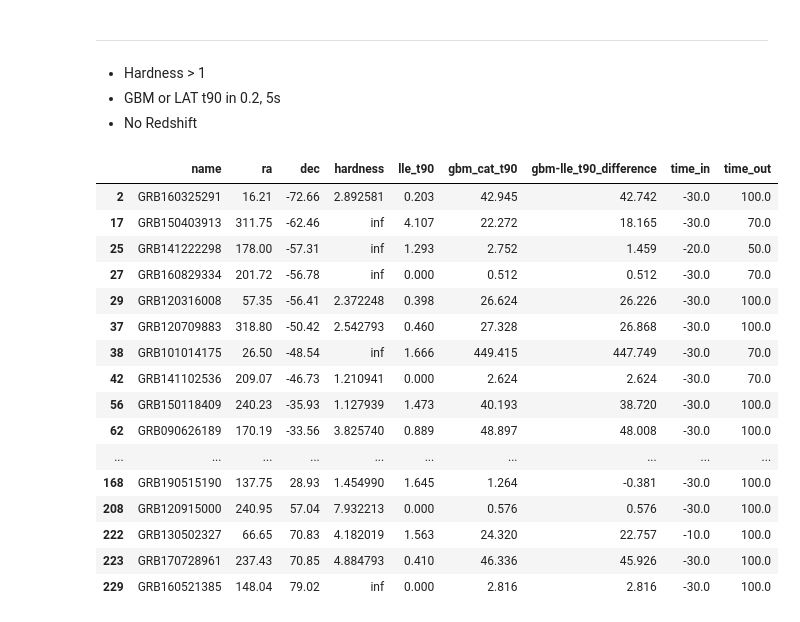
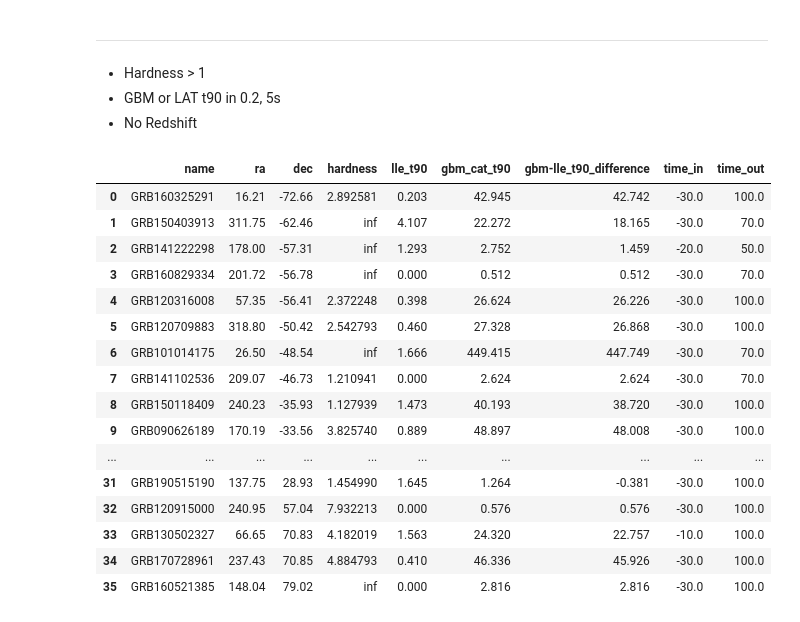
Before and after one commit to xboluna/Research, a Jupyter notebook: BHRad/GBM_Catalog_Searching/Exploring_possible_candidates.ipynb, the cells around one changed output. Cells and saved outputs as stored; diff of their text form; code cells hidden in the pictures.

```diff
--- a/BHRad/GBM_Catalog_Searching/Exploring_possible_candidates.ipynb
+++ b/BHRad/GBM_Catalog_Searching/Exploring_possible_candidates.ipynb
@@ -508,26 +508,27 @@ Do we see an afterglow signal appear in the same location as a previous SGRB?
 - No Redshift
 # %%
 #select = all_candidates.query('hardness > 1').query('(gbm_cat_t90 > 0.2 and gbm_cat_t90 < 5) or (lle_t90 > 0.2 and lle_t90 < 5)')
+select = pd.read_csv('H>1_T90[0.2-5]_RS=0.csv')
 cols = ['name', 'ra', 'dec', 'hardness', 'lle_t90', 'gbm_cat_t90', 'gbm-lle_t90_difference', 'time_in', 'time_out']
 
 #select[cols].to_csv('H>1_T90[0.2-5]_RS=0.csv')
 
 select[cols]
 # %% [output]
 |  | name | ra | dec | hardness | lle_t90 | gbm_cat_t90 | gbm-lle_t90_difference | time_in | time_out |
-| 2 | GRB160325291 | 16.21 | -72.66 | 2.892581 | 0.203 | 42.945 | 42.742 | -30.0 | 100.0 |
-| 17 | GRB150403913 | 311.75 | -62.46 | inf | 4.107 | 22.272 | 18.165 | -30.0 | 70.0 |
-| 25 | GRB141222298 | 178.00 | -57.31 | inf | 1.293 | 2.752 | 1.459 | -20.0 | 50.0 |
-| 27 | GRB160829334 | 201.72 | -56.78 | inf | 0.000 | 0.512 | 0.512 | -30.0 | 70.0 |
-| 29 | GRB120316008 | 57.35 | -56.41 | 2.372248 | 0.398 | 26.624 | 26.226 | -30.0 | 100.0 |
-| 37 | GRB120709883 | 318.80 | -50.42 | 2.542793 | 0.460 | 27.328 | 26.868 | -30.0 | 100.0 |
-| 38 | GRB101014175 | 26.50 | -48.54 | inf | 1.666 | 449.415 | 447.749 | -30.0 | 70.0 |
-| 42 | GRB141102536 | 209.07 | -46.73 | 1.210941 | 0.000 | 2.624 | 2.624 | -30.0 | 70.0 |
-| 56 | GRB150118409 | 240.23 | -35.93 | 1.127939 | 1.473 | 40.193 | 38.720 | -30.0 | 100.0 |
-| 62 | GRB090626189 | 170.19 | -33.56 | 3.825740 | 0.889 | 48.897 | 48.008 | -30.0 | 100.0 |
+| 0 | GRB160325291 | 16.21 | -72.66 | 2.892581 | 0.203 | 42.945 | 42.742 | -30.0 | 100.0 |
+| 1 | GRB150403913 | 311.75 | -62.46 | inf | 4.107 | 22.272 | 18.165 | -30.0 | 70.0 |
+| 2 | GRB141222298 | 178.00 | -57.31 | inf | 1.293 | 2.752 | 1.459 | -20.0 | 50.0 |
+| 3 | GRB160829334 | 201.72 | -56.78 | inf | 0.000 | 0.512 | 0.512 | -30.0 | 70.0 |
+| 4 | GRB120316008 | 57.35 | -56.41 | 2.372248 | 0.398 | 26.624 | 26.226 | -30.0 | 100.0 |
+| 5 | GRB120709883 | 318.80 | -50.42 | 2.542793 | 0.460 | 27.328 | 26.868 | -30.0 | 100.0 |
+| 6 | GRB101014175 | 26.50 | -48.54 | inf | 1.666 | 449.415 | 447.749 | -30.0 | 70.0 |
+| 7 | GRB141102536 | 209.07 | -46.73 | 1.210941 | 0.000 | 2.624 | 2.624 | -30.0 | 70.0 |
+| 8 | GRB150118409 | 240.23 | -35.93 | 1.127939 | 1.473 | 40.193 | 38.720 | -30.0 | 100.0 |
+| 9 | GRB090626189 | 170.19 | -33.56 | 3.825740 | 0.889 | 48.897 | 48.008 | -30.0 | 100.0 |
 | ... | ... | ... | ... | ... | ... | ... | ... | ... | ... |
-| 168 | GRB190515190 | 137.75 | 28.93 | 1.454990 | 1.645 | 1.264 | -0.381 | -30.0 | 100.0 |
-| 208 | GRB120915000 | 240.95 | 57.04 | 7.932213 | 0.000 | 0.576 | 0.576 | -30.0 | 100.0 |
-| 222 | GRB130502327 | 66.65 | 70.83 | 4.182019 | 1.563 | 24.320 | 22.757 | -10.0 | 100.0 |
-| 223 | GRB170728961 | 237.43 | 70.85 | 4.884793 | 0.410 | 46.336 | 45.926 | -30.0 | 100.0 |
-| 229 | GRB160521385 | 148.04 | 79.02 | inf | 0.000 | 2.816 | 2.816 | -30.0 | 100.0 |
+| 31 | GRB190515190 | 137.75 | 28.93 | 1.454990 | 1.645 | 1.264 | -0.381 | -30.0 | 100.0 |
+| 32 | GRB120915000 | 240.95 | 57.04 | 7.932213 | 0.000 | 0.576 | 0.576 | -30.0 | 100.0 |
+| 33 | GRB130502327 | 66.65 | 70.83 | 4.182019 | 1.563 | 24.320 | 22.757 | -10.0 | 100.0 |
+| 34 | GRB170728961 | 237.43 | 70.85 | 4.884793 | 0.410 | 46.336 | 45.926 | -30.0 | 100.0 |
+| 35 | GRB160521385 | 148.04 | 79.02 | inf | 0.000 | 2.816 | 2.816 | -30.0 | 100.0 |
```
Also changed, not shown: 9 other files.
